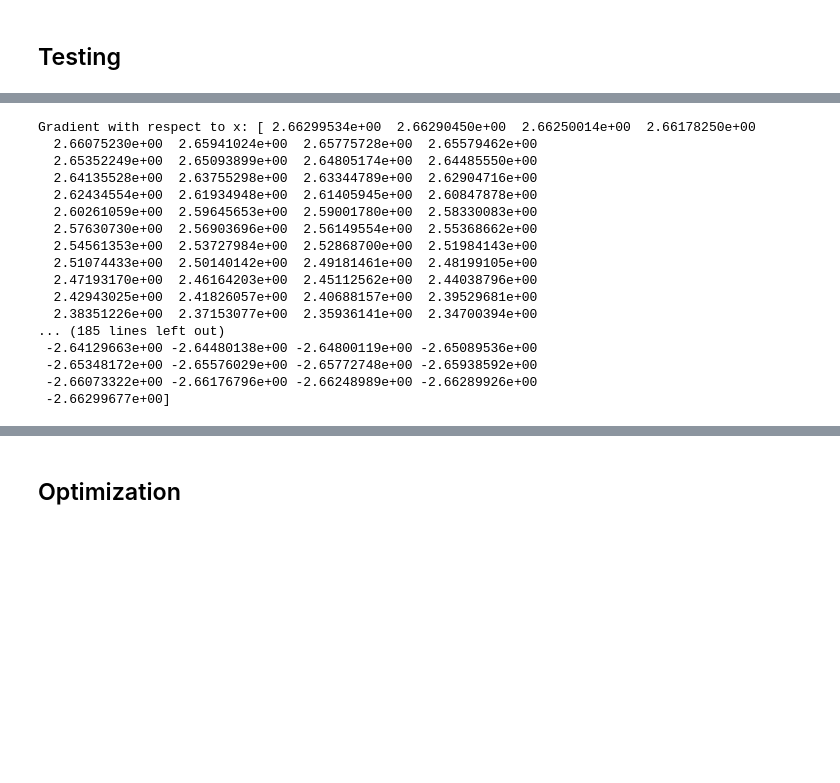
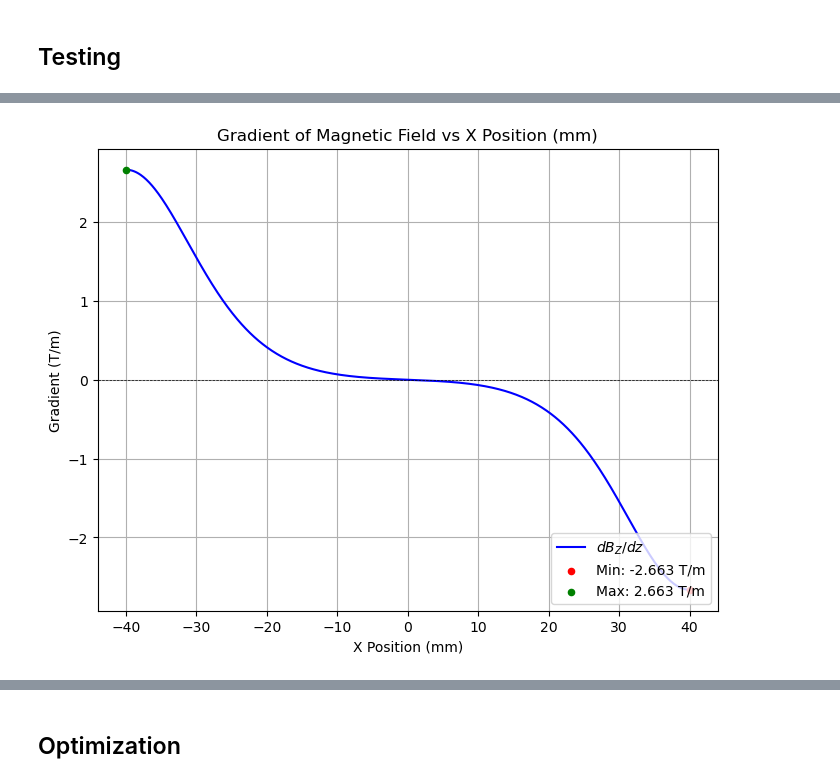
Before and after one commit to joostwijn/Rotating_Magnetic_Setup, a Jupyter notebook: 3. Magnets/Field_Shaping_Algorithm_JAX.ipynb, the cells around one changed output, grey strips where cells are left out. Drawn from its saved outputs; the diff is of its cells as text; code cells hidden in the pictures; blank space fills up the shorter version.

```diff
--- a/3. Magnets/Field_Shaping_Algorithm_JAX.ipynb
+++ b/3. Magnets/Field_Shaping_Algorithm_JAX.ipynb
@@ -783,27 +778,13 @@ Time taken for adaptive_run_field_calculation_jax: 0.0000 seconds
 [figure]
 # %%
-# Get all gradients at once.
-grad_x, grad_y, grad_z = get_gradients(ZL, H, MZ)
+# # Get all gradients at once.
+# grad_x, grad_y, grad_z = get_gradients(X_VAL, Y_VAL, Z_VAL, ZL, H, MZ)
 
-print("Gradient with respect to x:", grad_x)
+# print("Gradient with respect to x:", grad_x)
+
+plot_derivative(mode = "Fixed")
 # %% [output]
-Gradient with respect to x: [ 2.66299534e+00  2.66290450e+00  2.66250014e+00  2.66178250e+00
-  2.66075230e+00  2.65941024e+00  2.65775728e+00  2.65579462e+00
-  2.65352249e+00  2.65093899e+00  2.64805174e+00  2.64485550e+00
-  2.64135528e+00  2.63755298e+00  2.63344789e+00  2.62904716e+00
-  2.62434554e+00  2.61934948e+00  2.61405945e+00  2.60847878e+00
-  2.60261059e+00  2.59645653e+00  2.59001780e+00  2.58330083e+00
-  2.57630730e+00  2.56903696e+00  2.56149554e+00  2.55368662e+00
-  2.54561353e+00  2.53727984e+00  2.52868700e+00  2.51984143e+00
-  2.51074433e+00  2.50140142e+00  2.49181461e+00  2.48199105e+00
-  2.47193170e+00  2.46164203e+00  2.45112562e+00  2.44038796e+00
-  2.42943025e+00  2.41826057e+00  2.40688157e+00  2.39529681e+00
-  2.38351226e+00  2.37153077e+00  2.35936141e+00  2.34700394e+00
-... (185 lines left out)
- -2.64129663e+00 -2.64480138e+00 -2.64800119e+00 -2.65089536e+00
- -2.65348172e+00 -2.65576029e+00 -2.65772748e+00 -2.65938592e+00
- -2.66073322e+00 -2.66176796e+00 -2.66248989e+00 -2.66289926e+00
- -2.66299677e+00]
+[figure, added]
 # %%
 # Warm-up: call the adaptive function once to trigger JAX compilation.
 _ = adaptive_run_field_calculation_jax()
```
Also changed, not shown: parts of 12 cells of this notebook.
